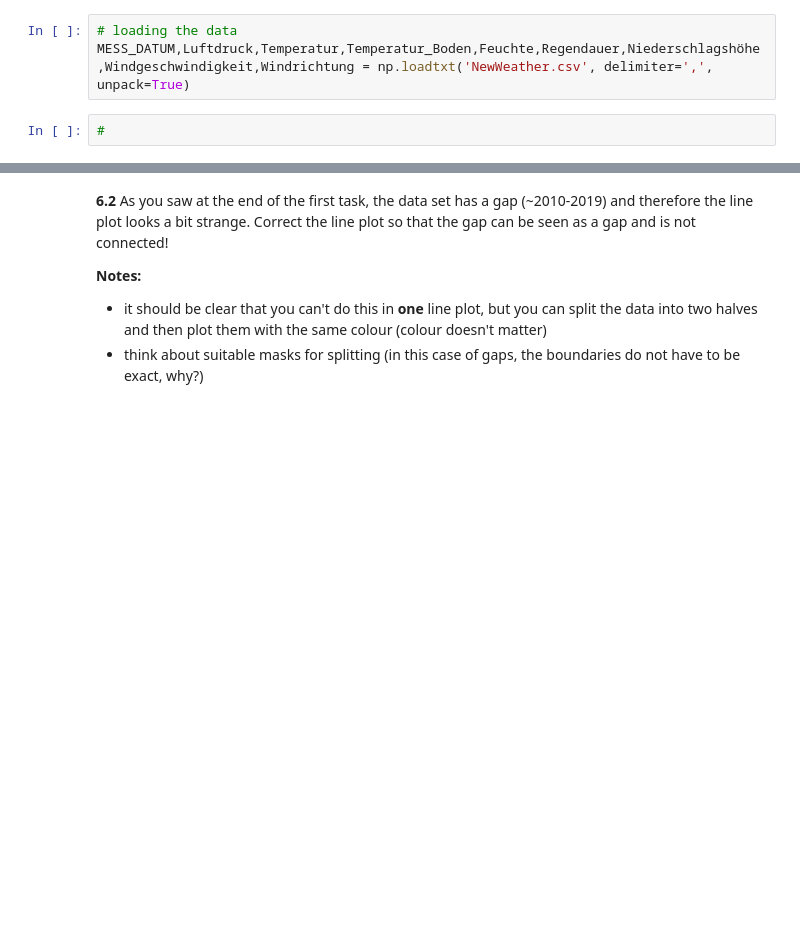
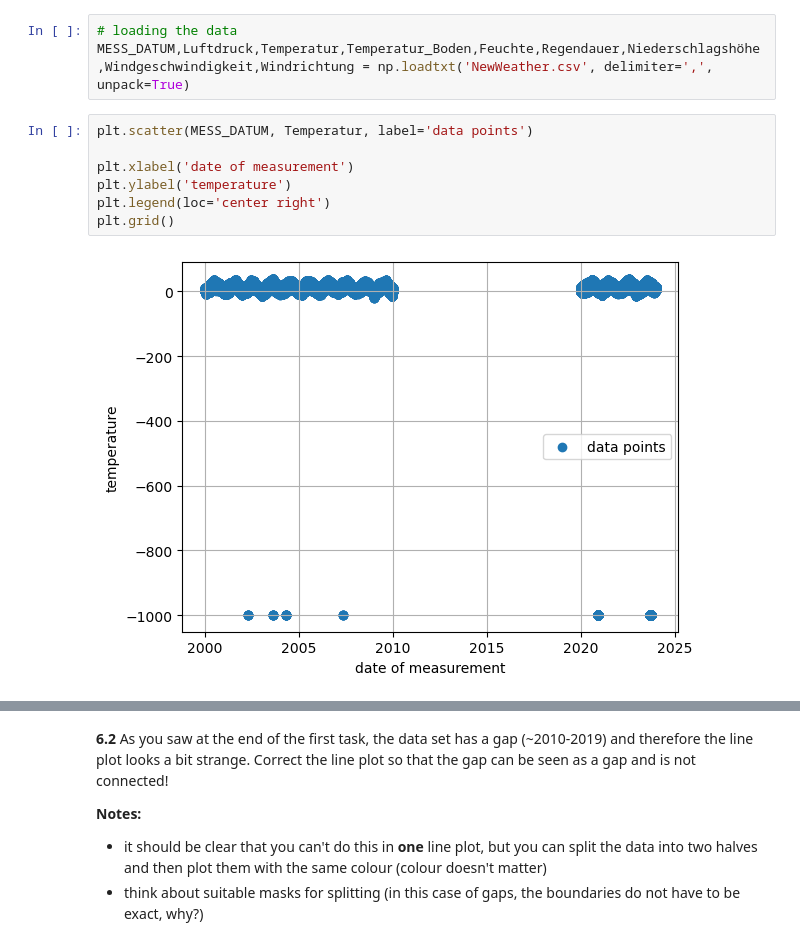
Before and after one commit to benjbrandt/physics725, a Jupyter notebook: Week3/08_Exercises_and_Homework_Week_3.ipynb, the cells around one changed output, grey strips where cells are left out. Cells and saved outputs as stored; diff of their text form; blank space fills up the shorter version.

```diff
--- a/Week3/08_Exercises_and_Homework_Week_3.ipynb
+++ b/Week3/08_Exercises_and_Homework_Week_3.ipynb
@@ -356,5 +345,12 @@ The data is stored in the file `NewWeather.csv.gz`. The following command shows
 # %%
 # loading the data
 MESS_DATUM,Luftdruck,Temperatur,Temperatur_Boden,Feuchte,Regendauer,Niederschlagshöhe,Windgeschwindigkeit,Windrichtung = np.loadtxt('NewWeather.csv', delimiter=',', unpack=True)
-# %%
-#
+# %%
+plt.scatter(MESS_DATUM, Temperatur, label='data points')
+
+plt.xlabel('date of measurement')
+plt.ylabel('temperature')
+plt.legend(loc='center right')
+plt.grid()
+# %% [output]
+[figure, added]
```
Also changed, not shown: parts of 12 cells of this notebook.
